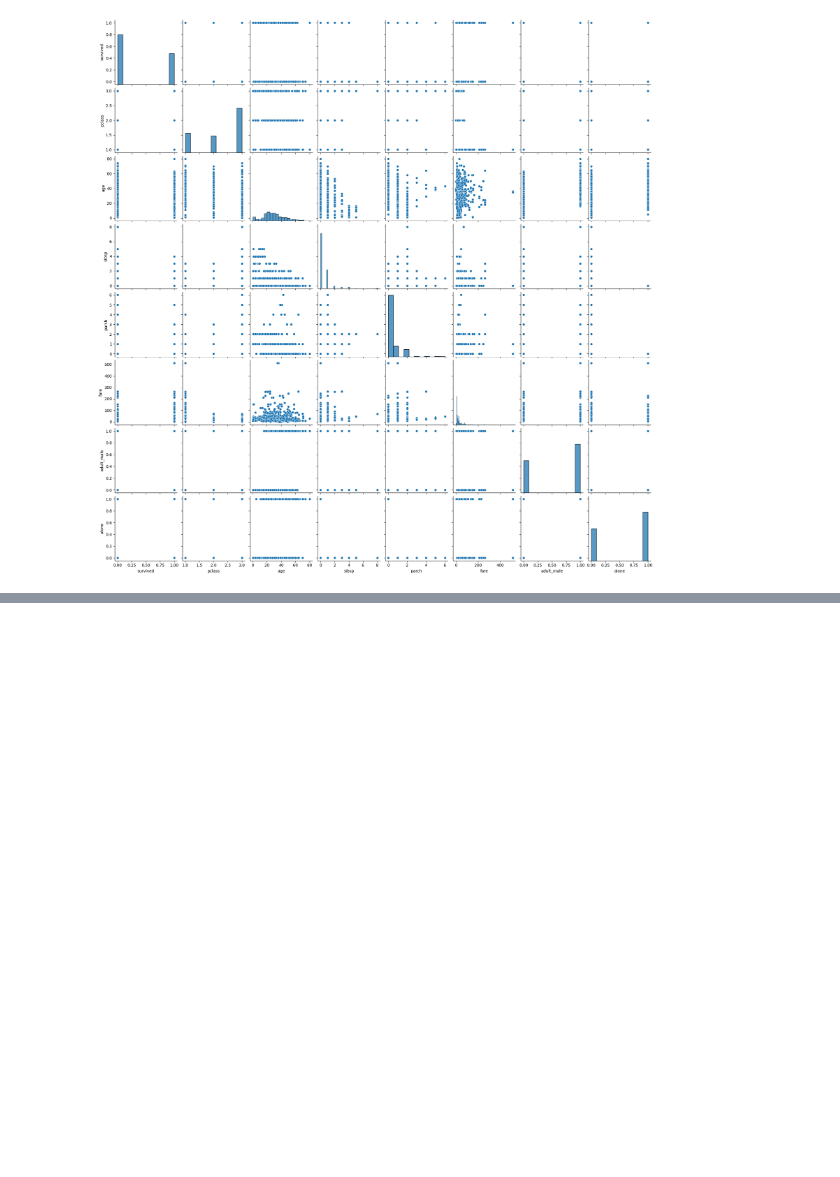
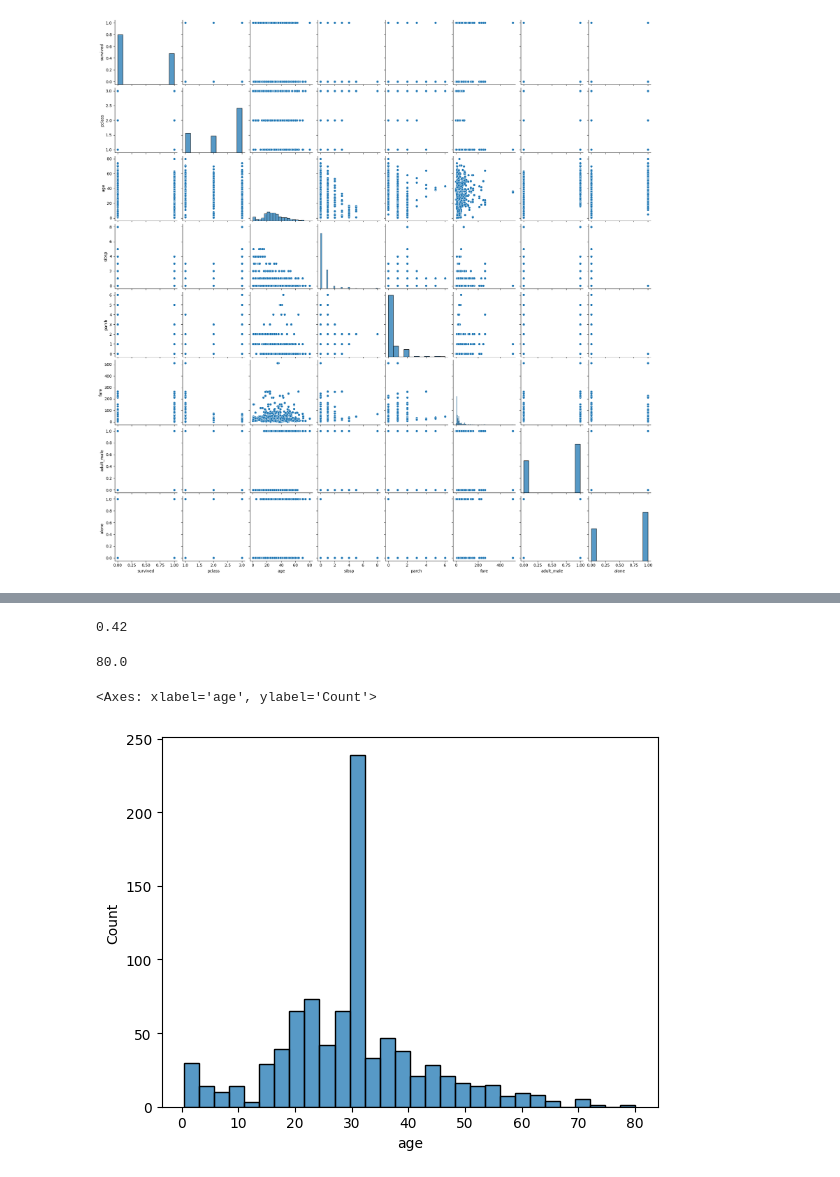
Before and after one commit to muxxaffar/SixMonth_DataScience, a Jupyter notebook: pandas_01.ipynb, the cells around one changed output, grey strips where cells are left out. Drawn from its saved outputs; the diff is of its cells as text; code cells hidden in the pictures; blank space fills up the shorter version.

```diff
--- a/pandas_01.ipynb
+++ b/pandas_01.ipynb
@@ -268,0 +276,4 @@ sns.pairplot(df_ti)
+# %%
+df = sns.load_dataset('titanic')
+
+#df.describe
@@ -268,0 +299,3 @@ sns.pairplot(df_ti)
+# %%
+#1 drop the column having more than 70% missing values from the dataset
+df.drop('deck',axis=1, inplace=True )
@@ -268,0 +324,4 @@ sns.pairplot(df_ti)
+# %%
+#Filling missing valye of age column wiht the mean of the age column
+
+df['age'].fillna(df['age'].mean(), inplace=True)
@@ -268,0 +346,5 @@ sns.pairplot(df_ti)
+# %%
+#fill embark and embarkdown with mode
+
+df['embarked'].fillna(df['embarked'].mode()[0], inplace=True)
+df['embark_town'].fillna(df['embark_town'].mode()[0], inplace=True)
@@ -268,0 +374,20 @@ sns.pairplot(df_ti)
+# %%
+#chck minimum age
+df.age.min()
+# %% [output]
+0.42
+# %%
+#check max. Age
+
+df.age.max()
+# %% [output]
+80.0
+# %%
+#creaet histoplot of age column
+
+#sns.histplot(df['age'])
+
+sns.histplot(df['age'])
+# %% [output]
+<Axes: xlabel='age', ylabel='Count'>
+[figure, added]
```
Also changed, not shown: parts of 26 cells of this notebook, 1 other file.
